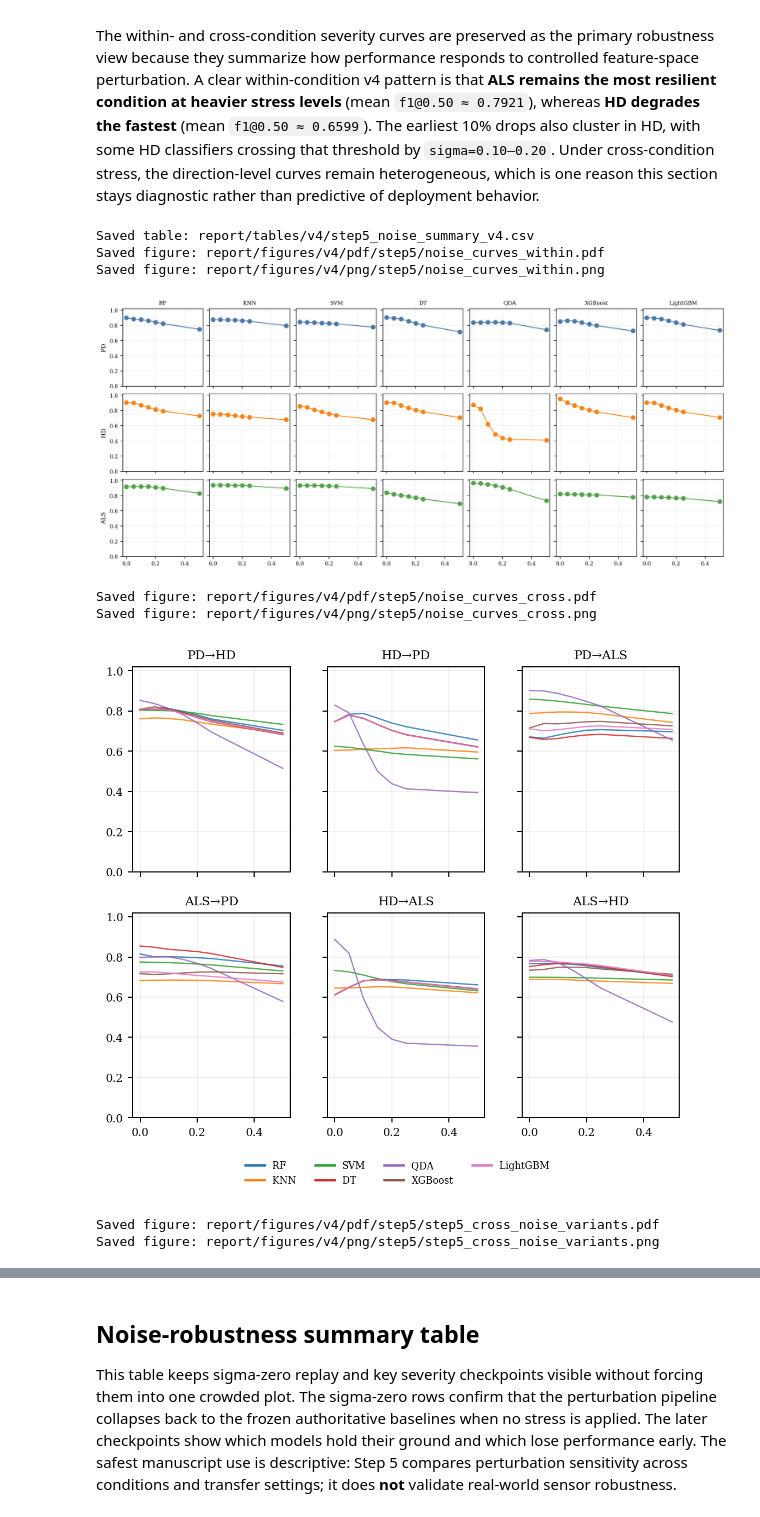
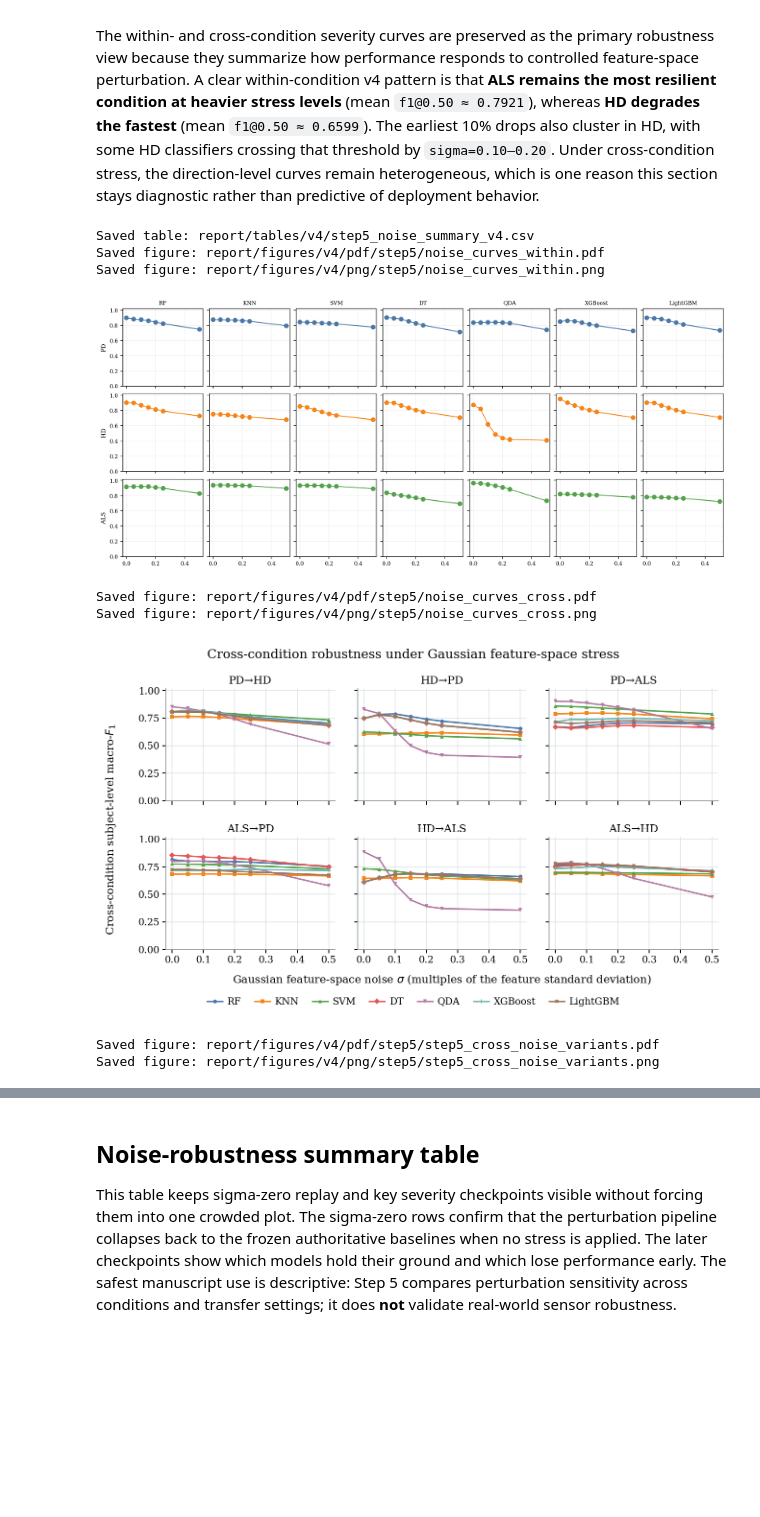
Before and after one commit to Sys-Omertosa/gait-transfer-ndd, a Jupyter notebook: notebooks/05_noise_robustness.ipynb, the cells around one changed output, grey strips where cells are left out. Cells and saved outputs as stored; diff of their text form; code cells hidden in the pictures; blank space fills up the shorter version.

Commit message:
figures: refresh robustness and sensitivity visualizations

```diff
--- a/notebooks/05_noise_robustness.ipynb
+++ b/notebooks/05_noise_robustness.ipynb
@@ -93,7 +93,6 @@ conformal = json.loads((BASE / 'conformal_v4.json').read_text())['data']
 
 The within- and cross-condition severity curves are preserved as the primary robustness view because they summarize how performance responds to controlled feature-space perturbation. A clear within-condition v4 pattern is that **ALS remains the most resilient condition at heavier stress levels** (mean `f1@0.50 ≈ 0.7921`), whereas **HD degrades the fastest** (mean `f1@0.50 ≈ 0.6599`). The earliest 10% drops also cluster in HD, with some HD classifiers crossing that threshold by `sigma=0.10–0.20`. Under cross-condition stress, the direction-level curves remain heterogeneous, which is one reason this section stays diagnostic rather than predictive of deployment behavior.
 # %%
-
 noise_rows = []
 for condition in COND_ORDER:
     for clf_name in CLF_ORDER:
@@ -146,51 +145,119 @@ for i, cond in enumerate(COND_ORDER):
 savefig_stem(fig, 'noise_curves_within')
 plt.show()
 
-fig, axes = plt.subplots(2, 3, figsize=(IEEE_TWO_COL, 6.45), sharex=True, sharey=True, gridspec_kw={'hspace': 0.20, 'wspace': 0.24})
-axes = axes.ravel()
-for ax, direction in zip(axes, DIRECTIONS):
+# ── Manuscript figure: cross-condition noise curves ──────────────────────────
+# Seven overlapping classifier traces per panel need physical room, so this is
+# authored at the full two-column width and paired with a colour-plus-marker
+# encoding that survives both a small panel and a greyscale print.
+NOISE_FIG_W = IEEE_TWO_COL
+NOISE_LEFT, NOISE_RIGHT, NOISE_COL_GAP = 0.72, 0.06, 0.26
+NOISE_PANEL_W = (NOISE_FIG_W - NOISE_LEFT - NOISE_RIGHT - 2 * NOISE_COL_GAP) / 3
+NOISE_PANEL_H = 1.30
+NOISE_TOP, NOISE_SUPTITLE_H, NOISE_PTITLE_H, NOISE_ROW_GAP = 0.06, 0.30, 0.24, 0.18
+NOISE_XTICK_H, NOISE_XLABEL_H, NOISE_LEGEND_H, NOISE_BOTTOM = 0.22, 0.26, 0.26, 0.06
+NOISE_FIG_H = (NOISE_TOP + NOISE_SUPTITLE_H + 2 * (NOISE_PTITLE_H + NOISE_PANEL_H)
+               + NOISE_ROW_GAP + NOISE_XTICK_H + NOISE_XLABEL_H + NOISE_LEGEND_H + NOISE_BOTTOM)
+
+CLF_LINE_STYLE = {
+    'rf': ('#4C78A8', 'o'),
+    'knn': ('#F58518', 's'),
+    'svm': ('#54A24B', '^'),
+    'dt': ('#E45756', 'D'),
+    'qda': ('#B279A2', 'v'),
+    'xgb': ('#72B7B2', 'P'),
+    'lgbm': ('#9D755D', 'X'),
+}
+
+fig = plt.figure(figsize=(NOISE_FIG_W, NOISE_FIG_H))
+noise_axes = []
+for index, direction in enumerate(DIRECTIONS):
+    grid_row, grid_col = divmod(index, 3)
+    x0 = NOISE_LEFT + grid_col * (NOISE_PANEL_W + NOISE_COL_GAP)
+    y_from_top = (NOISE_TOP + NOISE_SUPTITLE_H + NOISE_PTITLE_H
+                  + grid_row * (NOISE_PANEL_H + NOISE_ROW_GAP + NOISE_PTITLE_H))
+    ax = fig.add_axes((
+        x0 / NOISE_FIG_W,
+        (NOISE_FIG_H - y_from_top - NOISE_PANEL_H) / NOISE_FIG_H,
+        NOISE_PANEL_W / NOISE_FIG_W,
+        NOISE_PANEL_H / NOISE_FIG_H,
+    ))
+    noise_axes.append(ax)
+    ax.set_axisbelow(True)
+    ax.grid(color='#DDE1E4', linewidth=0.6)
     for clf in CLF_ORDER:
-        frame = noise_df[(noise_df['scope'] == 'cross') & (noise_df['domain'] == direction) & (noise_df['variant'] == 'pooled_relative') & (noise_df['classifier'] == clf)].sort_values('sigma')
-        ax.plot(frame['sigma'], frame['mean_f1'], linewidth=0.95, alpha=0.85, color=clf_palette[clf], label=CLF_LABEL[clf])
-    ax.set_title(DIR_LABEL[direction])
+        colour, marker = CLF_LINE_STYLE[clf]
+        frame = noise_df[(noise_df['scope'] == 'cross') & (noise_df['domain'] == direction)
+                         & (noise_df['variant'] == 'pooled_relative')
+                         & (noise_df['classifier'] == clf)].sort_values('sigma')
+        ax.plot(frame['sigma'], frame['mean_f1'], linewidth=1.25, color=colour,
+                marker=marker, markersize=3.2, markeredgewidth=0.0, label=CLF_LABEL[clf])
+    # The full unit interval is kept so the gradual decline is not visually
+    # steepened by a cropped axis.
     ax.set_ylim(0.0, 1.02)
-    ax.grid(alpha=0.18)
-handles = [plt.Line2D([0], [0], color=clf_palette[clf], lw=1.8, label=CLF_LABEL[clf]) for clf in CLF_ORDER]
-fig.legend(handles, [CLF_LABEL[clf] for clf in CLF_ORDER], loc='lower center', bbox_to_anchor=(0.5, 0.12), ncol=4, frameon=False)
-fig.subplots_adjust(bottom=0.24, top=0.95)
+    ax.set_xlim(-0.02, 0.52)
+    ax.set_xticks([0.0, 0.1, 0.2, 0.3, 0.4, 0.5])
+    ax.set_yticks([0.0, 0.25, 0.5, 0.75, 1.0])
+    ax.set_title(DIR_LABEL[direction], fontsize=9, pad=4)
+    ax.tick_params(labelsize=8, length=3, pad=2)
+    if grid_col != 0:
+        ax.tick_params(labelleft=False)
+    if grid_row != 1:
+        ax.tick_params(labelbottom=False)
+    for side in ('top', 'right'):
+        ax.spines[side].set_visible(False)
+    for side in ('left', 'bottom'):
+        ax.spines[side].set_color('#8C959D')
+        ax.spines[side].set_linewidth(0.7)
+
+fig.text((NOISE_LEFT + (3 * NOISE_PANEL_W + 2 * NOISE_COL_GAP) / 2) / NOISE_FIG_W,
+         (NOISE_BOTTOM + NOISE_LEGEND_H + NOISE_XLABEL_H / 2) / NOISE_FIG_H,
+         'Gaussian feature-space noise $\\sigma$ (multiples of the feature standard deviation)',
+         ha='center', va='center', fontsize=9)
+fig.text(0.012, (NOISE_BOTTOM + NOISE_LEGEND_H + NOISE_XLABEL_H + NOISE_XTICK_H
+                 + NOISE_PANEL_H + NOISE_ROW_GAP / 2) / NOISE_FIG_H,
+         'Cross-condition subject-level macro-$F_1$',
+         ha='center', va='center', rotation=90, fontsize=9)
+fig.legend(*noise_axes[0].get_legend_handles_labels(), loc='lower center',
+           bbox_to_anchor=(0.5, (NOISE_BOTTOM - 0.02) / NOISE_FIG_H), ncol=7, frameon=False,
+           fontsize=8, handlelength=1.6, handletextpad=0.5, columnspacing=1.4)
+fig.text(0.5, (NOISE_FIG_H - NOISE_TOP - NOISE_SUPTITLE_H / 2) / NOISE_FIG_H,
+         'Cross-condition robustness under Gaussian feature-space stress',
+         ha='center', va='center', fontsize=10.5)
+
 savefig_stem(fig, 'noise_curves_cross')
+PAPER_FIG, PAPER_STEM = fig, 'noise_curves_cross'
 plt.show()
 
 fig, axes = plt.subplots(2, 3, figsize=(IEEE_TWO_COL, 5.8), sharex=True, sharey=True, constrained_layout=True)
 fig.set_constrained_layout_pads(hspace=0.10, wspace=0.02)
 axes = axes.ravel()
 for ax, direction in zip(axes, DIRECTIONS):
     for variant, style, color in [
         ('pooled_relative', '-', '#4C78A8'),
         ('source_relative', '--', '#F58518'),
         ('target_relative', ':', '#54A24B'),
     ]:
         frame = (
             noise_df[(noise_df['scope'] == 'cross') & (noise_df['domain'] == direction) & (noise_df['variant'] == variant)]
             .groupby('sigma', as_index=False)['mean_f1'].mean()
             .sort_values('sigma')
         )
         ax.plot(frame['sigma'], frame['mean_f1'], linestyle=style, marker='o', linewidth=1.0, color=color, label=variant)
     ax.set_title(DIR_LABEL[direction])
     ax.set_ylim(0.0, 1.02)
     ax.grid(alpha=0.18)
 handles, labels = axes[0].get_legend_handles_labels()
 fig.legend(handles, labels, loc='upper center', bbox_to_anchor=(0.5, 1.05), ncol=3, frameon=False)
 savefig_stem(fig, 'step5_cross_noise_variants')
 plt.show()
 # %% [output]
 Saved table: report/tables/v4/step5_noise_summary_v4.csv
 Saved figure: report/figures/v4/pdf/step5/noise_curves_within.pdf
 Saved figure: report/figures/v4/png/step5/noise_curves_within.png
 [figure]
 Saved figure: report/figures/v4/pdf/step5/noise_curves_cross.pdf
 Saved figure: report/figures/v4/png/step5/noise_curves_cross.png
-[figure, old version]
+[figure, new version]
 Saved figure: report/figures/v4/pdf/step5/step5_cross_noise_variants.pdf
 Saved figure: report/figures/v4/png/step5/step5_cross_noise_variants.png
 [figure]
```
Also changed, not shown: parts of 2 cells of this notebook, 18 other files.
